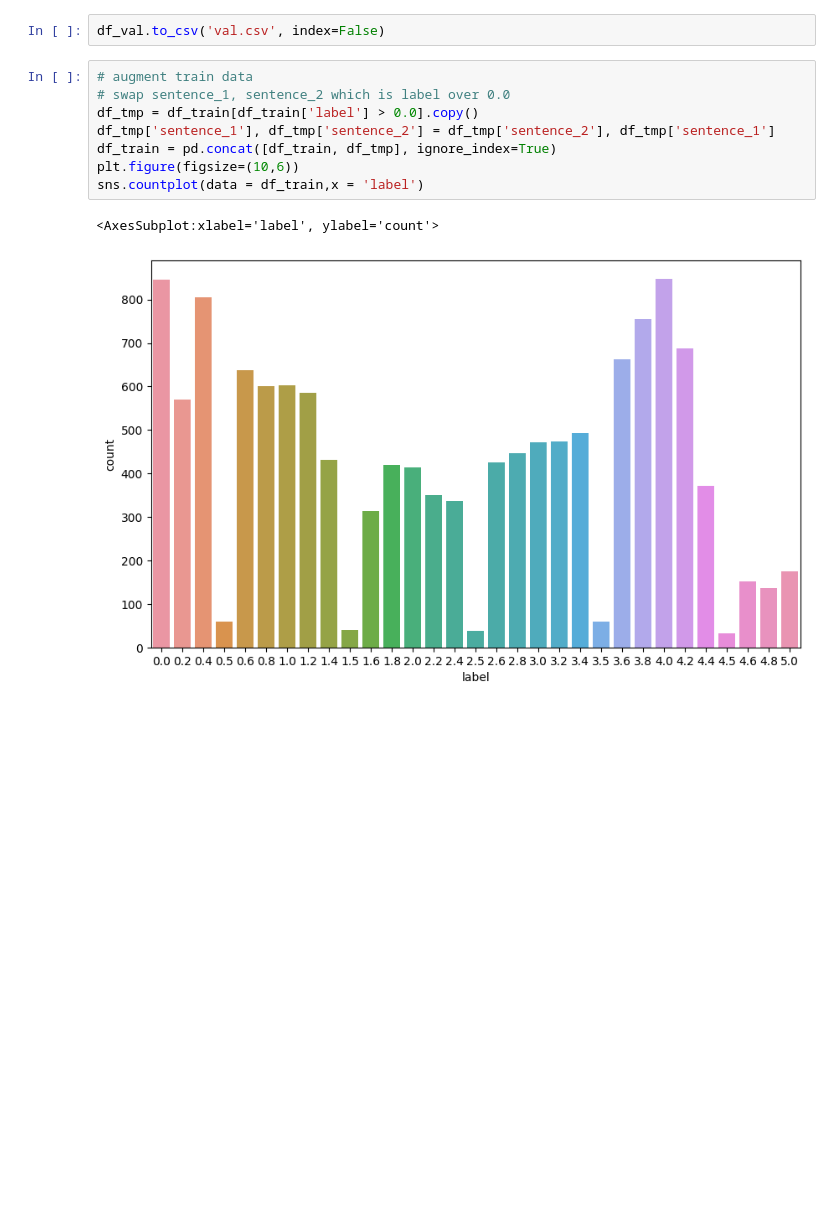
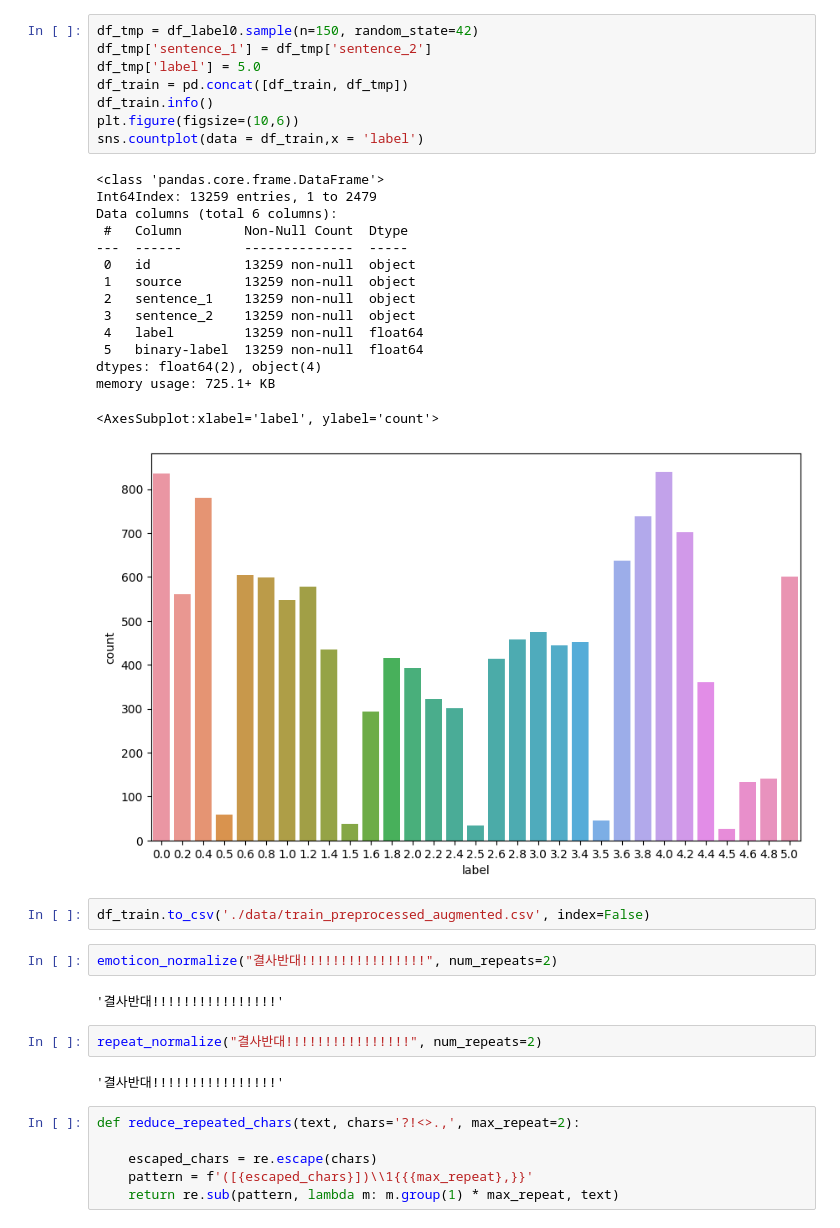
Before and after one commit to boostcampaitech7/level1-semantictextsimilarity-nlp-05, a Jupyter notebook: data/data_preprocessing.ipynb, the cells around one changed output. Cells and saved outputs as stored; diff of their text form; blank space fills up the shorter version.

```diff
--- a/data/data_preprocessing.ipynb
+++ b/data/data_preprocessing.ipynb
@@ -109,13 +222,40 @@ memory usage: 96.3+ KB
+# %%
+df_tmp = df_label0.sample(n=150, random_state=42)
+df_tmp['sentence_1'] = df_tmp['sentence_2']
+df_tmp['label'] = 5.0
+df_train = pd.concat([df_train, df_tmp])
+df_train.info()
+plt.figure(figsize=(10,6))
+sns.countplot(data = df_train,x = 'label')
+# %% [output]
+<class 'pandas.core.frame.DataFrame'>
+Int64Index: 13259 entries, 1 to 2479
+Data columns (total 6 columns):
+ #   Column        Non-Null Count  Dtype
+---  ------        --------------  -----
+ 0   id            13259 non-null  object
+ 1   source        13259 non-null  object
+ 2   sentence_1    13259 non-null  object
+ 3   sentence_2    13259 non-null  object
+ 4   label         13259 non-null  float64
+ 5   binary-label  13259 non-null  float64
+dtypes: float64(2), object(4)
+memory usage: 725.1+ KB
+<AxesSubplot:xlabel='label', ylabel='count'>
+[figure, added]
 # %%
-df_val.to_csv('val.csv', index=False)
+df_train.to_csv('./data/train_preprocessed_augmented.csv', index=False)
-# %%
-# augment train data
-# swap sentence_1, sentence_2 which is label over 0.0
-df_tmp = df_train[df_train['label'] > 0.0].copy()
-df_tmp['sentence_1'], df_tmp['sentence_2'] = df_tmp['sentence_2'], df_tmp['sentence_1']
-df_train = pd.concat([df_train, df_tmp], ignore_index=True)
-plt.figure(figsize=(10,6))
-sns.countplot(data = df_train,x = 'label')
-# %% [output]
-<AxesSubplot:xlabel='label', ylabel='count'>
-[figure, removed]
+# %%
+emoticon_normalize("결사반대!!!!!!!!!!!!!!!!", num_repeats=2)
+# %% [output]
+'결사반대!!!!!!!!!!!!!!!!'
+# %%
+repeat_normalize("결사반대!!!!!!!!!!!!!!!!", num_repeats=2)
+# %% [output]
+'결사반대!!!!!!!!!!!!!!!!'
+# %%
+def reduce_repeated_chars(text, chars='?!<>.,', max_repeat=2):
+
+    escaped_chars = re.escape(chars)
+    pattern = f'([{escaped_chars}])\\1{{{max_repeat},}}'
+    return re.sub(pattern, lambda m: m.group(1) * max_repeat, text)
```
Also changed, not shown: parts of 24 cells of this notebook.
